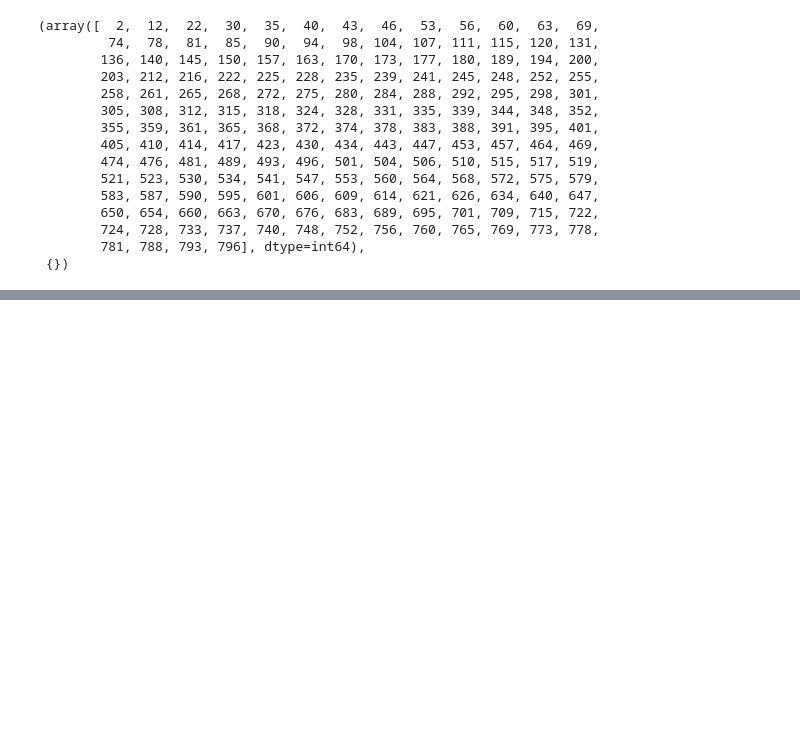
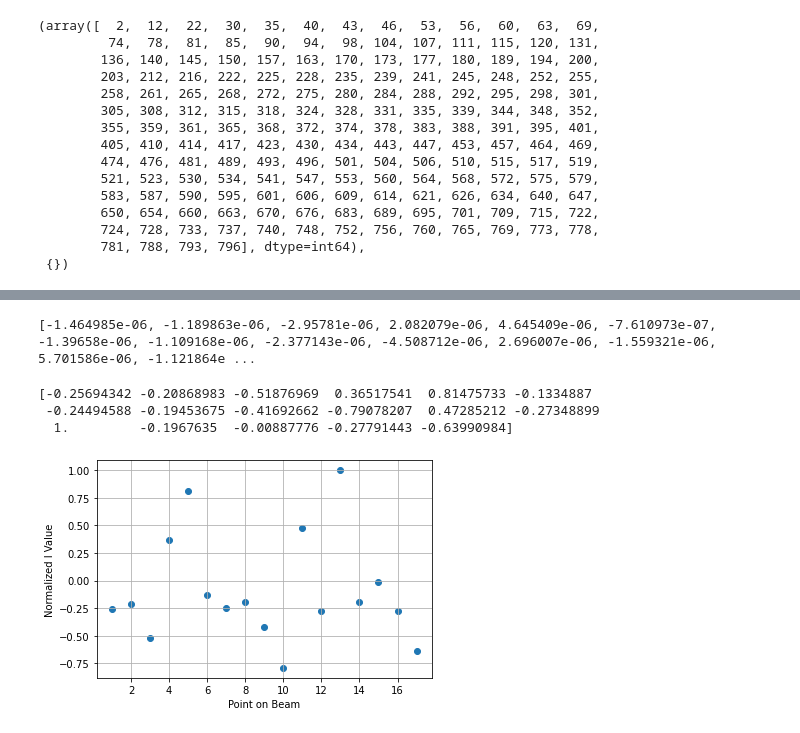
Before and after one commit to shyamthyagarajan/ae461, a Jupyter notebook: Lab 5/Lab 5 Analysis.ipynb, the cells around one changed output, grey strips where cells are left out. Cells and saved outputs as stored; diff of their text form; code cells hidden in the pictures; blank space fills up the shorter version.

```diff
--- a/Lab 5/Lab 5 Analysis.ipynb
+++ b/Lab 5/Lab 5 Analysis.ipynb
@@ -188,0 +216,3 @@ peaks
+# %%
+index = np.argmin(np.abs(X1-150))
+index
@@ -188,0 +225,30 @@ peaks
+# %%
+def findVectorW1(I, X):
+    index = np.argmin(np.abs(X-30))
+    return I[index]
+# %%
+I1_vector = []
+Inew = [I1, I2, I3, I4, I5, I6, I7, I8, I9, I10, I11, I12, I13, I14, I15, I16, I17]
+Xnew = [X1, X2, X3, X4, X5, X6, X7, X8, X9, X10, X11, X12, X13, X14, X15, X16, X17]
+for i in range(17):
+    I1_vector.append(findVectorW1(Inew[i], Xnew[i]))
+# %%
+print(I1_vector)
+# %% [output]
+[-1.464985e-06, -1.189863e-06, -2.95781e-06, 2.082079e-06, 4.645409e-06, -7.610973e-07, -1.39658e-06, -1.109168e-06, -2.377143e-06, -4.508712e-06, 2.696007e-06, -1.559321e-06, 5.701586e-06, -1.121864e ...
+# %%
+I1_norm = I1_vector / np.max(np.abs(I1_vector))
+# %%
+print(I1_norm)
+# %% [output]
+[-0.25694342 -0.20868983 -0.51876969  0.36517541  0.81475733 -0.1334887
+ -0.24494588 -0.19453675 -0.41692662 -0.79078207  0.47285212 -0.27348899
+  1.         -0.1967635  -0.00887776 -0.27791443 -0.63990984]
+# %%
+plt.scatter(np.arange(1, 18), I1_norm)
+plt.grid()
+plt.xlabel('Point on Beam')
+plt.ylabel('Normalized I Value')
+plt.show()
+# %% [output]
+[figure, added]
```
Also changed, not shown: parts of 10 cells of this notebook.
